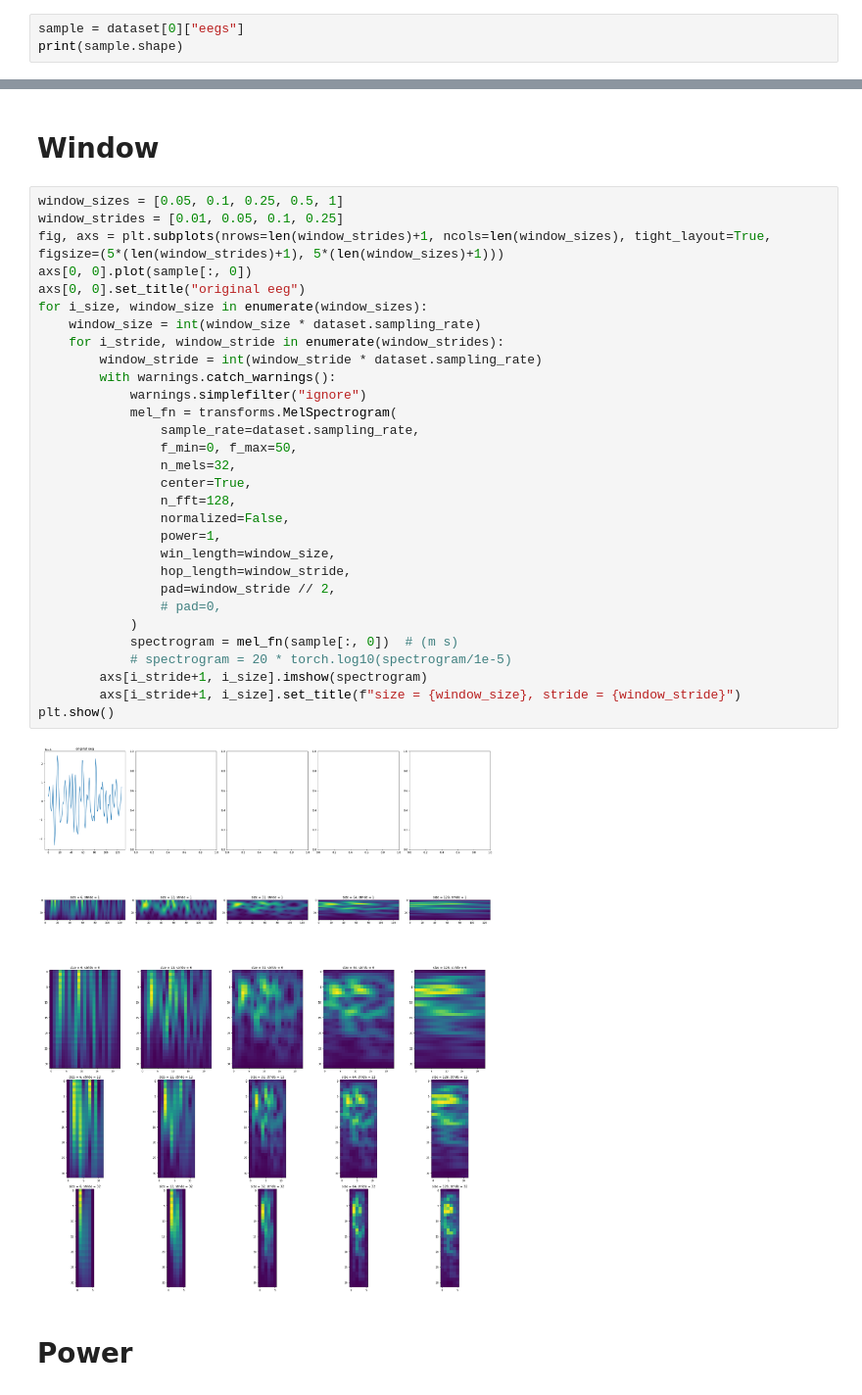
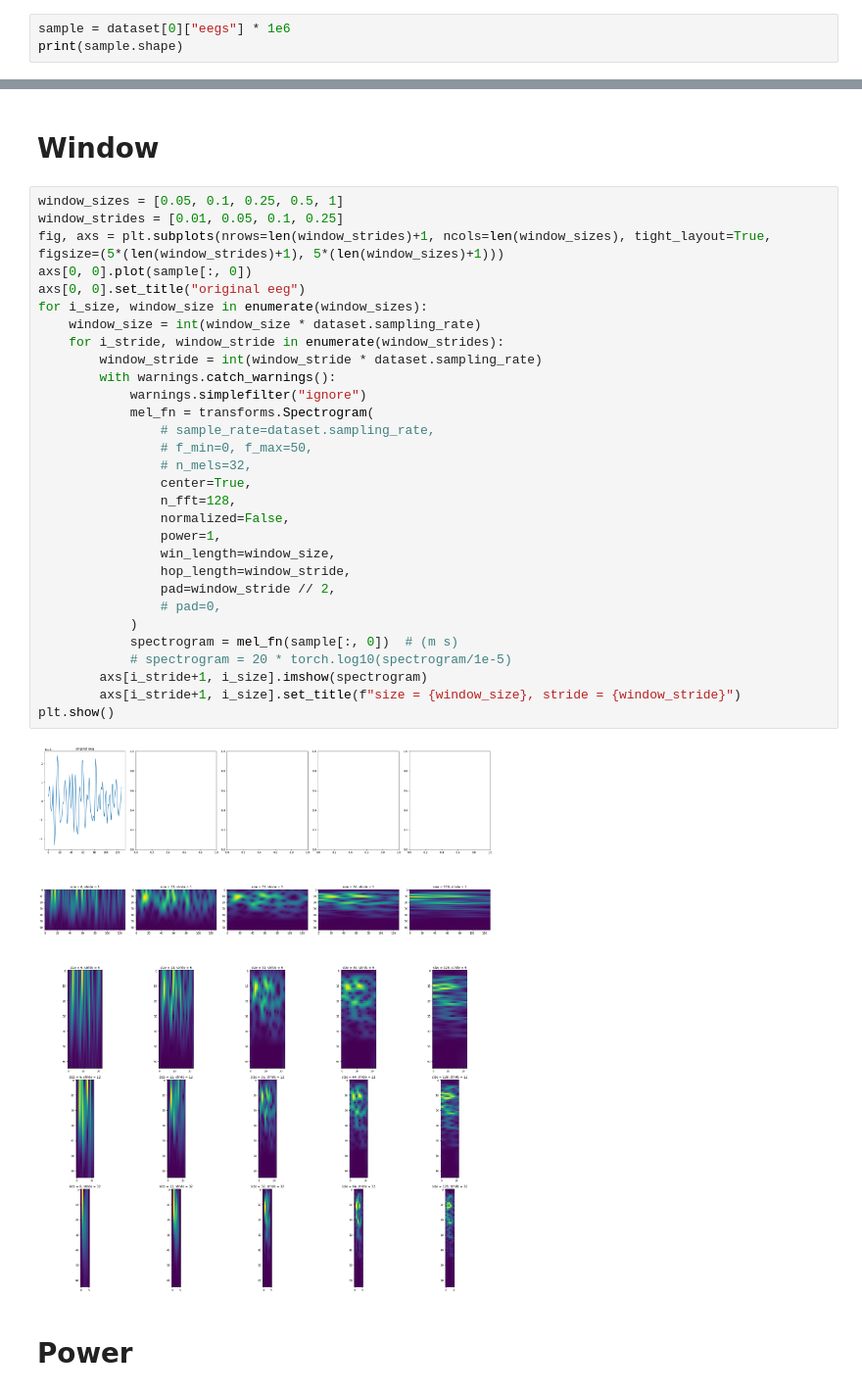
Before and after one commit to rom42pla/sateer, a Jupyter notebook: notebooks/spectrogram.ipynb, the cells around one changed output, grey strips where cells are left out. Shown at 98% size. Cells and saved outputs as stored; diff of their text form.

```diff
--- a/notebooks/spectrogram.ipynb
+++ b/notebooks/spectrogram.ipynb
@@ -18,7 +19,7 @@ dataset: EEGClassificationDataset = DEAPDataset(
     normalize_eegs=True,
 )
 # %%
-sample = dataset[0]["eegs"]
+sample = dataset[0]["eegs"] * 1e6
 print(sample.shape)
 # %% [output]
 torch.Size([128, 32])
@@ -98,35 +151,35 @@ plt.show()
 # %%
 window_sizes = [0.05, 0.1, 0.25, 0.5, 1]
 window_strides = [0.01, 0.05, 0.1, 0.25]
 fig, axs = plt.subplots(nrows=len(window_strides)+1, ncols=len(window_sizes), tight_layout=True, figsize=(5*(len(window_strides)+1), 5*(len(window_sizes)+1)))
 axs[0, 0].plot(sample[:, 0])
 axs[0, 0].set_title("original eeg")
 for i_size, window_size in enumerate(window_sizes):
     window_size = int(window_size * dataset.sampling_rate)
     for i_stride, window_stride in enumerate(window_strides):
         window_stride = int(window_stride * dataset.sampling_rate)
         with warnings.catch_warnings():
             warnings.simplefilter("ignore")
-            mel_fn = transforms.MelSpectrogram(
-                sample_rate=dataset.sampling_rate,
-                f_min=0, f_max=50,
-                n_mels=32,
+            mel_fn = transforms.Spectrogram(
+                # sample_rate=dataset.sampling_rate,
+                # f_min=0, f_max=50,
+                # n_mels=32,
                 center=True,
                 n_fft=128,
                 normalized=False,
                 power=1,
                 win_length=window_size,
                 hop_length=window_stride,
                 pad=window_stride // 2,
                 # pad=0,
             )
             spectrogram = mel_fn(sample[:, 0])  # (m s)
             # spectrogram = 20 * torch.log10(spectrogram/1e-5)
         axs[i_stride+1, i_size].imshow(spectrogram)
         axs[i_stride+1, i_size].set_title(f"size = {window_size}, stride = {window_stride}")
 plt.show()
 # %% [output]
-[figure, old version]
+[figure, new version]
 # %% [markdown]
 # Power
 # %%
```
Also changed, not shown: parts of 3 cells of this notebook, 1 other file.
